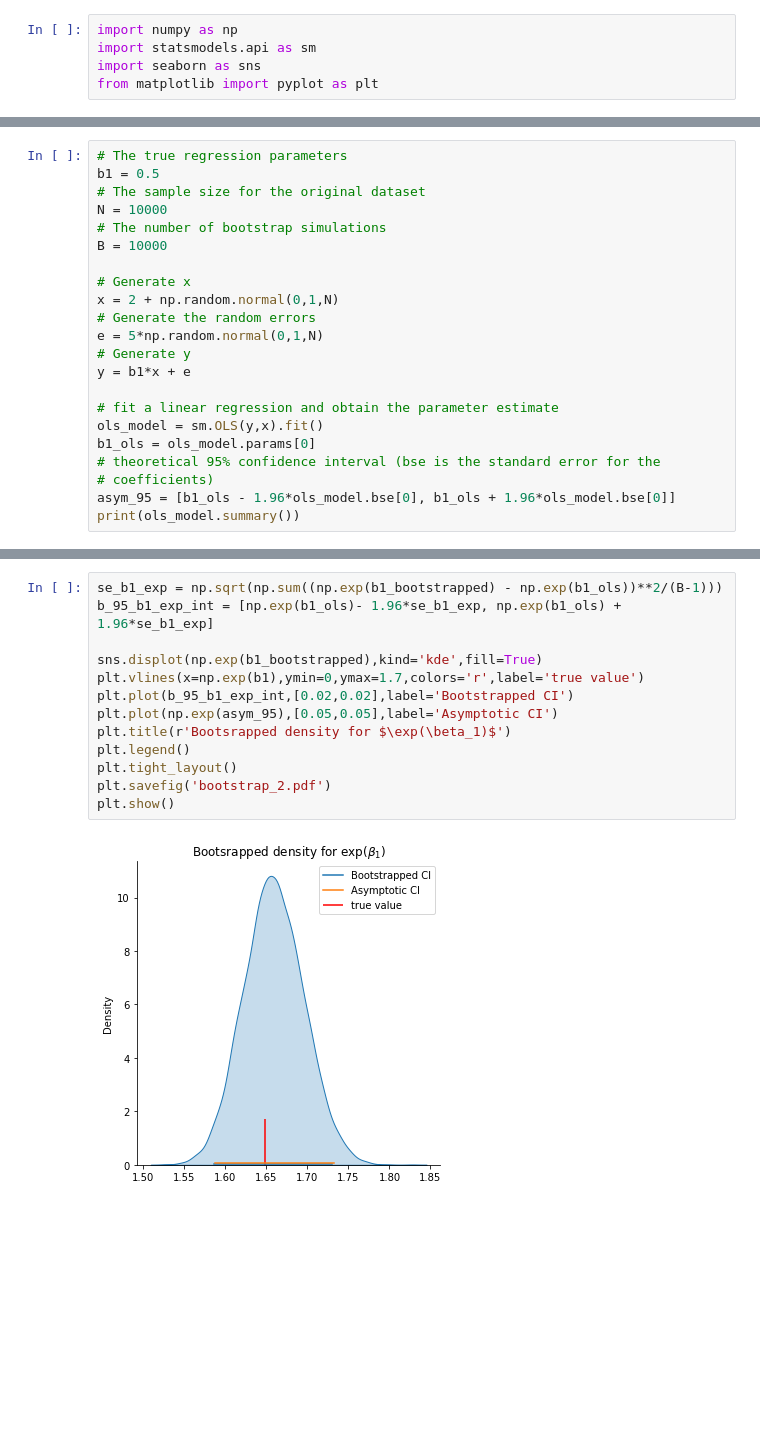
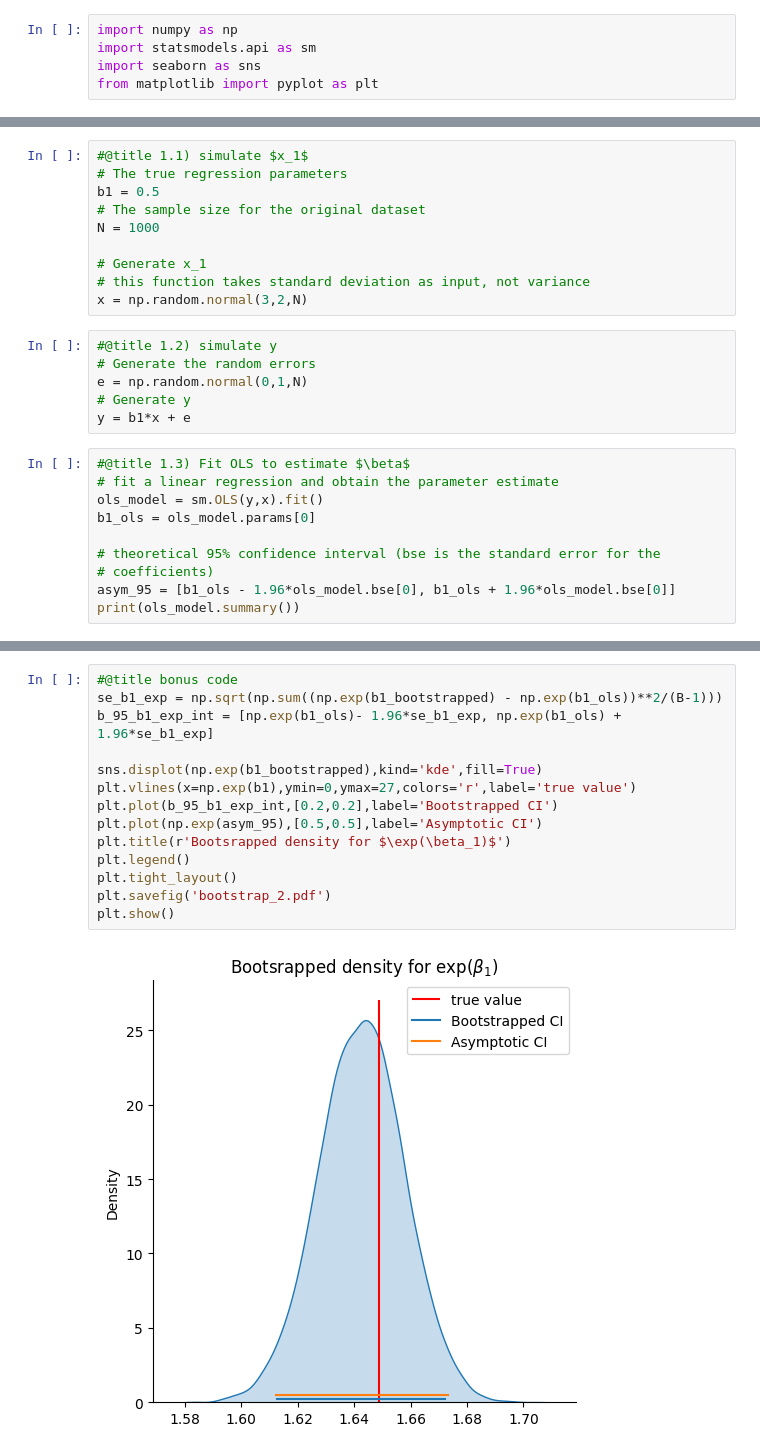
Before and after one commit to zhouyr888/Machine-Learning-EBA3530, a Jupyter notebook: Lecture_4/bootstrapping.ipynb, the cells around one changed output, grey strips where cells are left out. Drawn from its saved outputs; the diff is of its cells as text; blank space fills up the shorter version.

```diff
--- a/Lecture_4/bootstrapping.ipynb
+++ b/Lecture_4/bootstrapping.ipynb
@@ -32,21 +44,25 @@ Let's simulate some data and compare the (**unbiased**) OLS estimate $\beta_{OLS
+# %%
+#@title 1.1) simulate $x_1$
+# The true regression parameters
+b1 = 0.5
+# The sample size for the original dataset
+N = 1000
+
+# Generate x_1
+# this function takes standard deviation as input, not variance
+x = np.random.normal(3,2,N)
+# %%
+#@title 1.2) simulate y
+# Generate the random errors
+e = np.random.normal(0,1,N)
+# Generate y
+y = b1*x + e
 # %%
-# The true regression parameters
-b1 = 0.5
-# The sample size for the original dataset
-N = 10000
-# The number of bootstrap simulations
-B = 10000
-
-# Generate x
-x = 2 + np.random.normal(0,1,N)
-# Generate the random errors
-e = 5*np.random.normal(0,1,N)
-# Generate y
-y = b1*x + e
-
+#@title 1.3) Fit OLS to estimate $\beta$
 # fit a linear regression and obtain the parameter estimate
 ols_model = sm.OLS(y,x).fit()
 b1_ols = ols_model.params[0]
+
 # theoretical 95% confidence interval (bse is the standard error for the
 # coefficients)
 asym_95 = [b1_ols - 1.96*ols_model.bse[0], b1_ols + 1.96*ols_model.bse[0]]
@@ -132,17 +164,18 @@ plt.show()
 Getting the uncertainty from non-linear transformations on parameters can be impossible using the standard confidence
 intervals. However, given simulated values from a Bootstrap, one can easily do the transformations and compute the correct confidence intervals/se. Hence, we can do this:
 # %%
+#@title bonus code
 se_b1_exp = np.sqrt(np.sum((np.exp(b1_bootstrapped) - np.exp(b1_ols))**2/(B-1)))
 b_95_b1_exp_int = [np.exp(b1_ols)- 1.96*se_b1_exp, np.exp(b1_ols) + 1.96*se_b1_exp]
 
 sns.displot(np.exp(b1_bootstrapped),kind='kde',fill=True)
-plt.vlines(x=np.exp(b1),ymin=0,ymax=1.7,colors='r',label='true value')
-plt.plot(b_95_b1_exp_int,[0.02,0.02],label='Bootstrapped CI')
-plt.plot(np.exp(asym_95),[0.05,0.05],label='Asymptotic CI')
+plt.vlines(x=np.exp(b1),ymin=0,ymax=27,colors='r',label='true value')
+plt.plot(b_95_b1_exp_int,[0.2,0.2],label='Bootstrapped CI')
+plt.plot(np.exp(asym_95),[0.5,0.5],label='Asymptotic CI')
 plt.title(r'Bootsrapped density for $\exp(\beta_1)$')
 plt.legend()
 plt.tight_layout()
 plt.savefig('bootstrap_2.pdf')
 plt.show()
 # %% [output]
-[figure, old version]
+[figure, new version]
```
Also changed, not shown: parts of 13 cells of this notebook.
